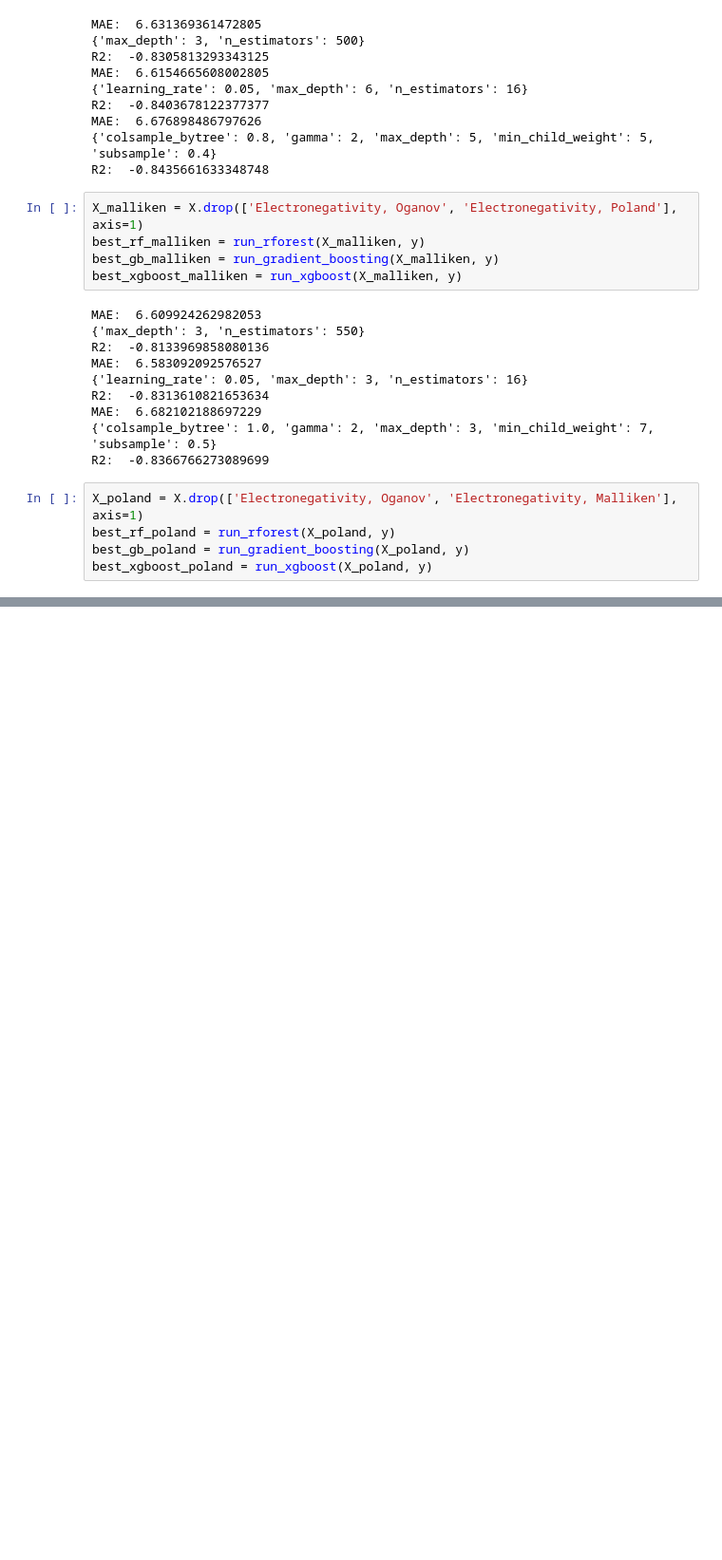
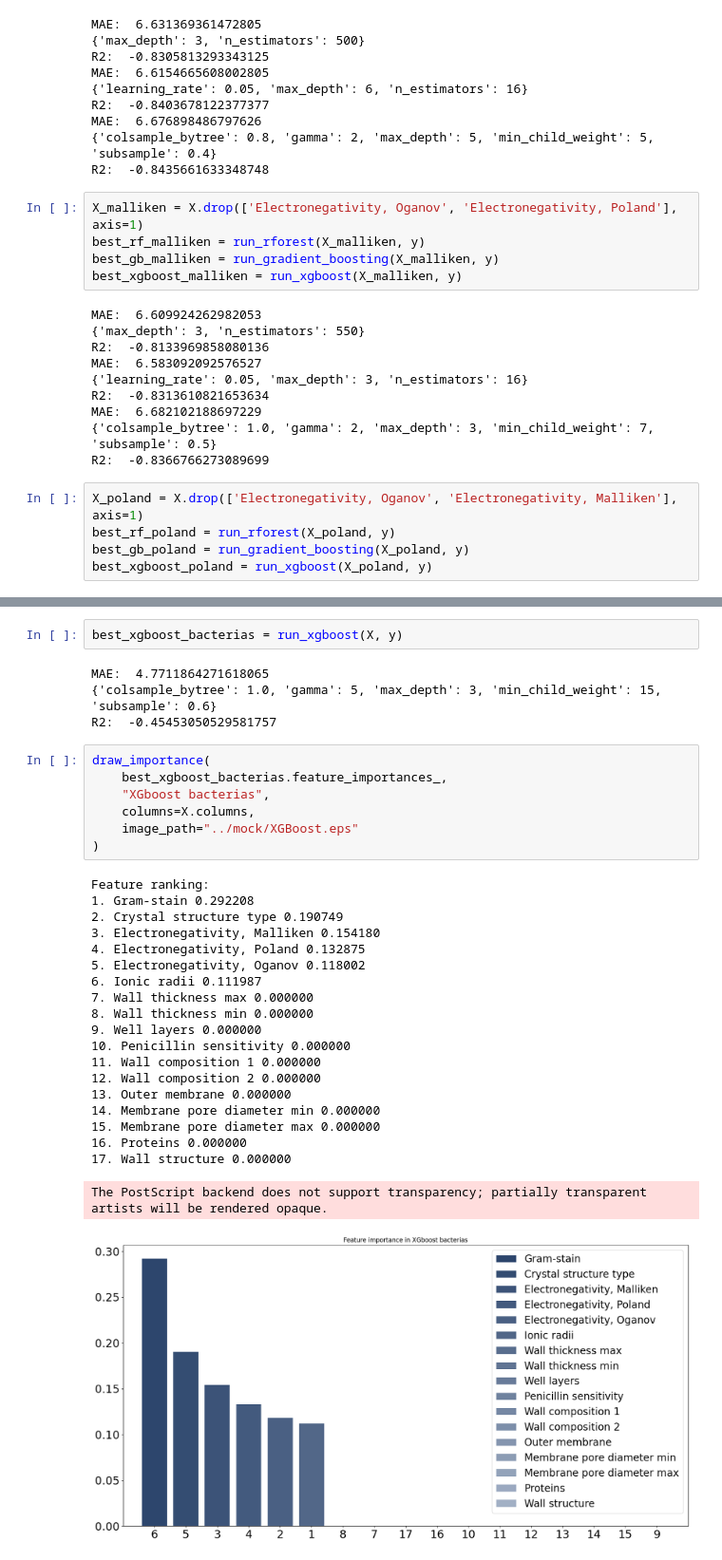
Before and after one commit to Kumokage/ChemML, a Jupyter notebook: notebooks/AntiBio/ElectronegativityTest.ipynb, the cells around one changed output, grey strips where cells are left out. Shown at 95% size. Cells and saved outputs as stored; diff of their text form; blank space fills up the shorter version.

```diff
--- a/notebooks/AntiBio/ElectronegativityTest.ipynb
+++ b/notebooks/AntiBio/ElectronegativityTest.ipynb
@@ -364,0 +505,34 @@ best_xgboost_poland = run_xgboost(X_poland, y)
+# %%
+best_xgboost_bacterias = run_xgboost(X, y)
+# %% [output]
+MAE:  4.7711864271618065
+{'colsample_bytree': 1.0, 'gamma': 5, 'max_depth': 3, 'min_child_weight': 15, 'subsample': 0.6}
+R2:  -0.45453050529581757
+# %%
+draw_importance(
+    best_xgboost_bacterias.feature_importances_,
+    "XGboost bacterias",
+    columns=X.columns,
+    image_path="../mock/XGBoost.eps"
+)
+# %% [output]
+Feature ranking:
+1. Gram-stain 0.292208
+2. Crystal structure type 0.190749
+3. Electronegativity, Malliken 0.154180
+4. Electronegativity, Poland 0.132875
+5. Electronegativity, Oganov 0.118002
+6. Ionic radii 0.111987
+7. Wall thickness max 0.000000
+8. Wall thickness min 0.000000
+9. Well layers 0.000000
+10. Penicillin sensitivity 0.000000
+11. Wall composition 1 0.000000
+12. Wall composition 2 0.000000
+13. Outer membrane 0.000000
+14. Membrane pore diameter min 0.000000
+15. Membrane pore diameter max 0.000000
+16. Proteins 0.000000
+17. Wall structure 0.000000
+The PostScript backend does not support transparency; partially transparent artists will be rendered opaque.
+[figure, added]
```
Also changed, not shown: parts of 17 cells of this notebook.
